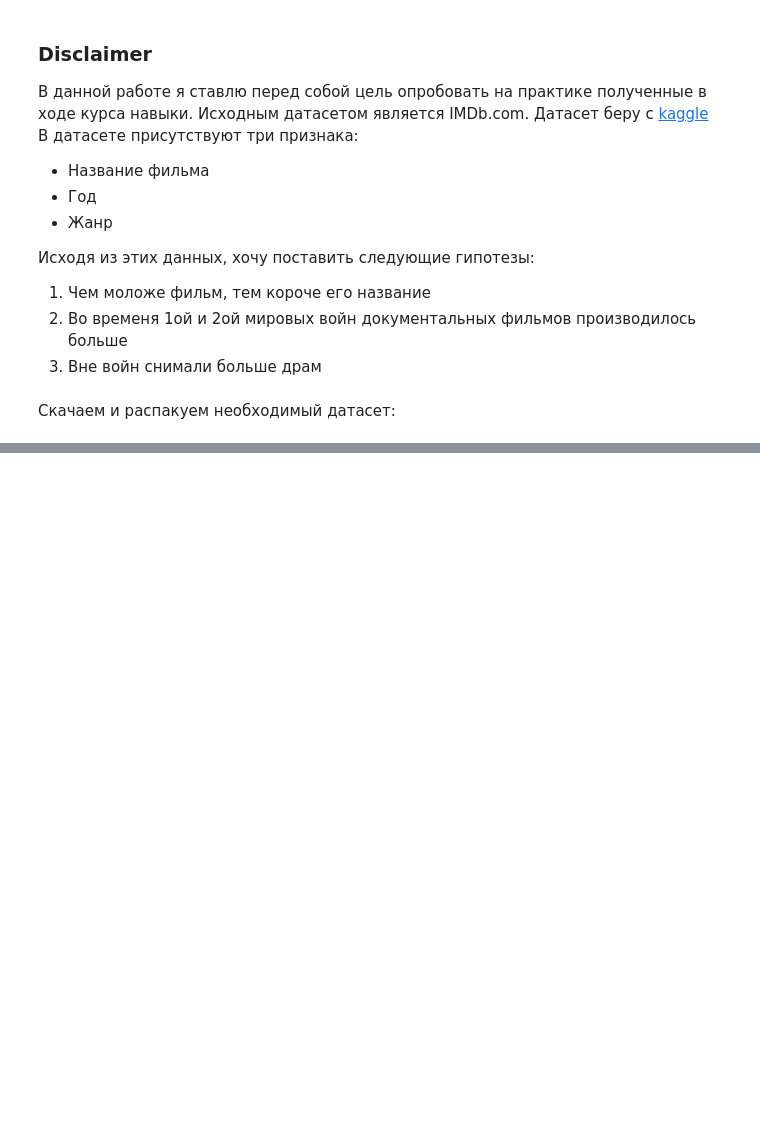
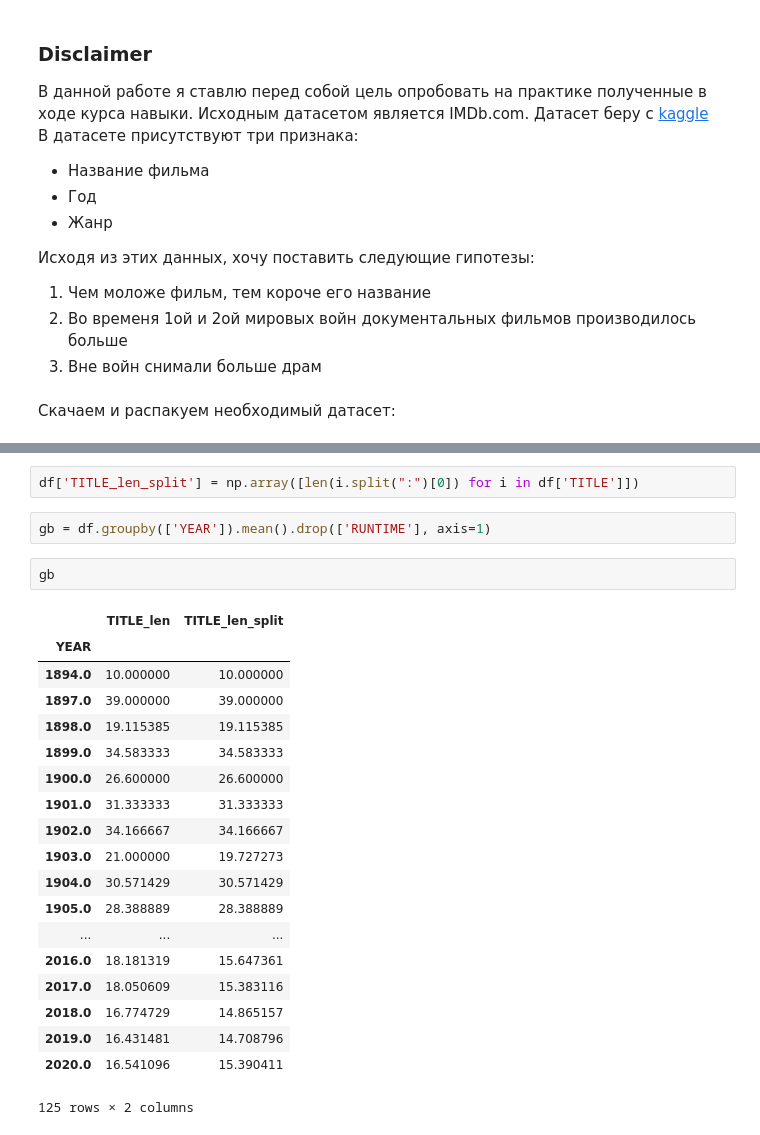
Before and after one commit to DmitryVGusev/GB-Teorver, a Jupyter notebook: Teorver_Coursework.ipynb, the cells around one changed output, grey strips where cells are left out. Drawn from its saved outputs; the diff is of its cells as text; blank space fills up the shorter version.

```diff
--- a/Teorver_Coursework.ipynb
+++ b/Teorver_Coursework.ipynb
@@ -67,0 +163,26 @@ data
+# %%
+df['TITLE_len_split'] = np.array([len(i.split(":")[0]) for i in df['TITLE']])
+# %%
+gb = df.groupby(['YEAR']).mean().drop(['RUNTIME'], axis=1)
+# %%
+gb
+# %% [output]
+|  | TITLE_len | TITLE_len_split |
+| YEAR |  |  |
+| 1894.0 | 10.000000 | 10.000000 |
+| 1897.0 | 39.000000 | 39.000000 |
+| 1898.0 | 19.115385 | 19.115385 |
+| 1899.0 | 34.583333 | 34.583333 |
+| 1900.0 | 26.600000 | 26.600000 |
+| 1901.0 | 31.333333 | 31.333333 |
+| 1902.0 | 34.166667 | 34.166667 |
+| 1903.0 | 21.000000 | 19.727273 |
+| 1904.0 | 30.571429 | 30.571429 |
+| 1905.0 | 28.388889 | 28.388889 |
+| ... | ... | ... |
+| 2016.0 | 18.181319 | 15.647361 |
+| 2017.0 | 18.050609 | 15.383116 |
+| 2018.0 | 16.774729 | 14.865157 |
+| 2019.0 | 16.431481 | 14.708796 |
+| 2020.0 | 16.541096 | 15.390411 |
+125 rows × 2 columns
```
Also changed, not shown: parts of 41 cells of this notebook.
